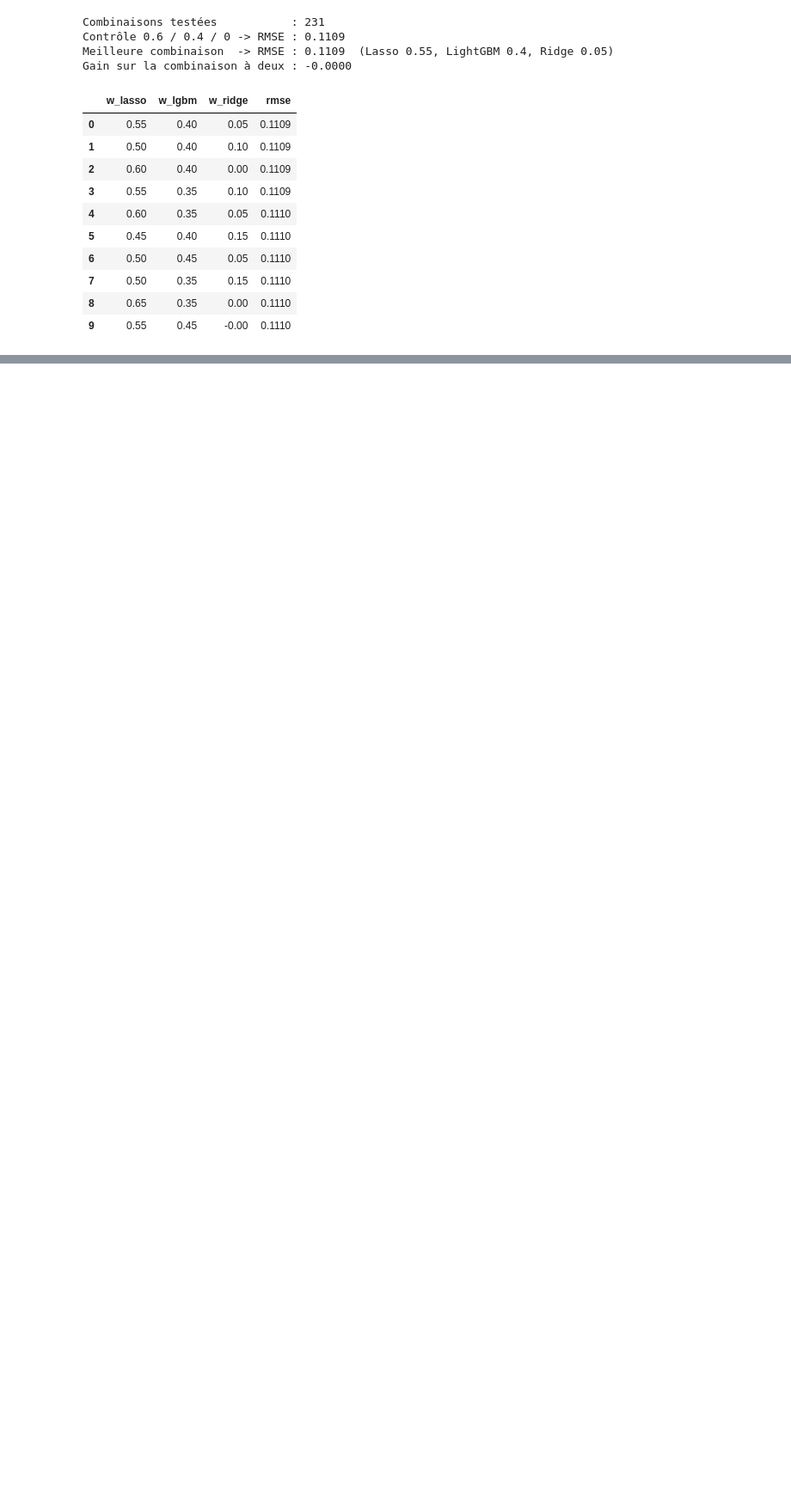
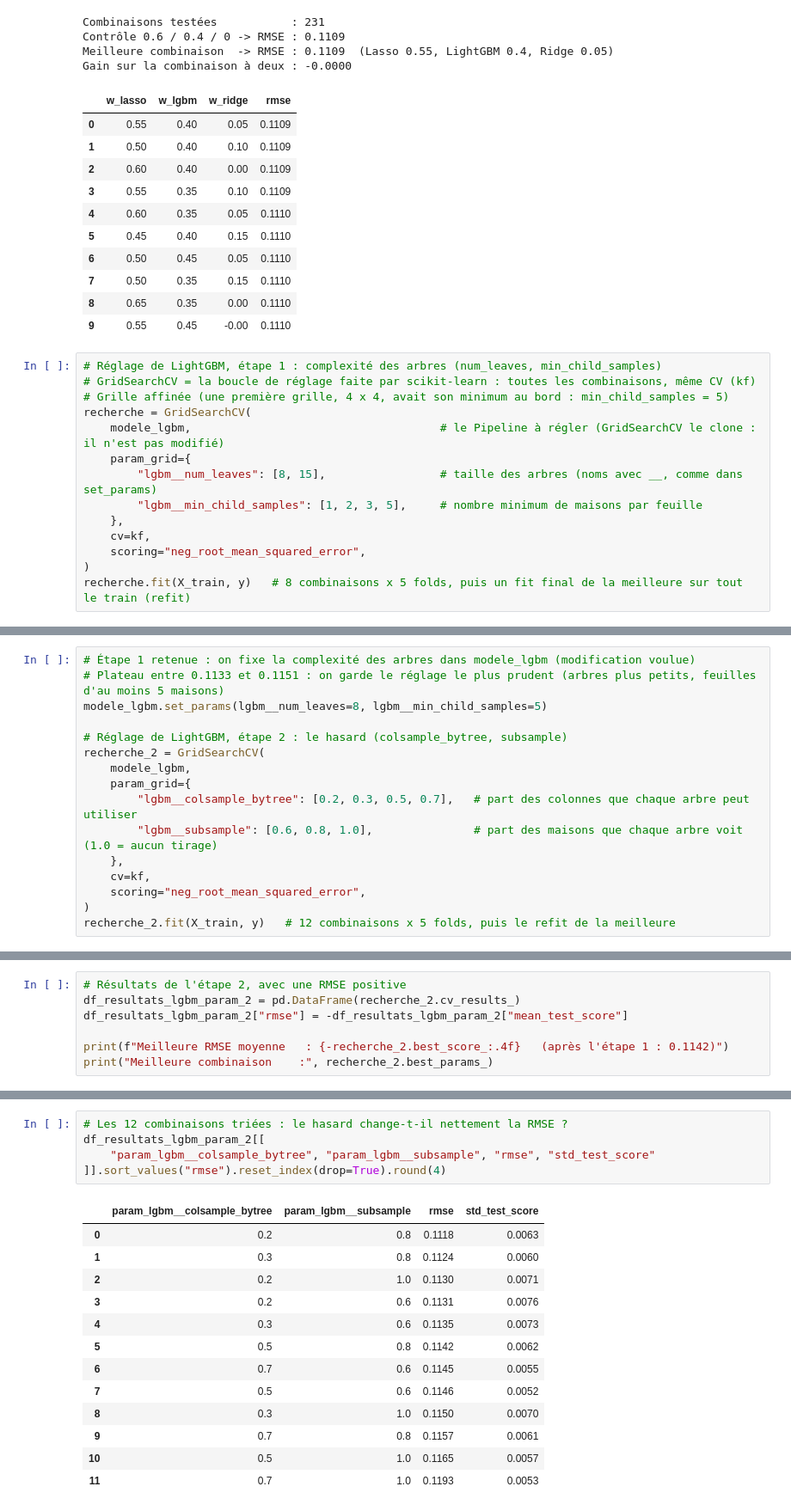
Before and after one commit to raybelpro77git/kaggle-house-prices, a Jupyter notebook: notebooks/02_modeling.ipynb, the cells around one changed output, grey strips where cells are left out. Shown at 86% size. Drawn from its saved outputs; the diff is of its cells as text; blank space fills up the shorter version.

Commit message:
Réglage LightGBM (RMSE CV 0.1118), combinaison 0.4 Lasso + 0.6 LightGBM (OOF 0.1090), soumission 3

```diff
--- a/notebooks/02_modeling.ipynb
+++ b/notebooks/02_modeling.ipynb
@@ -676,3 +673,17 @@ Gain sur la combinaison à deux : -0.0000
 | 7 | 0.50 | 0.35 | 0.15 | 0.1110 |
 | 8 | 0.65 | 0.35 | 0.00 | 0.1110 |
 | 9 | 0.55 | 0.45 | -0.00 | 0.1110 |
+# %%
+# Réglage de LightGBM, étape 1 : complexité des arbres (num_leaves, min_child_samples)
+# GridSearchCV = la boucle de réglage faite par scikit-learn : toutes les combinaisons, même CV (kf)
+# Grille affinée (une première grille, 4 x 4, avait son minimum au bord : min_child_samples = 5)
+recherche = GridSearchCV(
+    modele_lgbm,                                     # le Pipeline à régler (GridSearchCV le clone : il n'est pas modifié)
+    param_grid={
+        "lgbm__num_leaves": [8, 15],                 # taille des arbres (noms avec __, comme dans set_params)
+        "lgbm__min_child_samples": [1, 2, 3, 5],     # nombre minimum de maisons par feuille
+    },
+    cv=kf,
+    scoring="neg_root_mean_squared_error",
+)
+recherche.fit(X_train, y)   # 8 combinaisons x 5 folds, puis un fit final de la meilleure sur tout le train (refit)
@@ -678,0 +733,16 @@ Gain sur la combinaison à deux : -0.0000
+# %%
+# Étape 1 retenue : on fixe la complexité des arbres dans modele_lgbm (modification voulue)
+# Plateau entre 0.1133 et 0.1151 : on garde le réglage le plus prudent (arbres plus petits, feuilles d'au moins 5 maisons)
+modele_lgbm.set_params(lgbm__num_leaves=8, lgbm__min_child_samples=5)
+
+# Réglage de LightGBM, étape 2 : le hasard (colsample_bytree, subsample)
+recherche_2 = GridSearchCV(
+    modele_lgbm,
+    param_grid={
+        "lgbm__colsample_bytree": [0.2, 0.3, 0.5, 0.7],   # part des colonnes que chaque arbre peut utiliser
+        "lgbm__subsample": [0.6, 0.8, 1.0],               # part des maisons que chaque arbre voit (1.0 = aucun tirage)
+    },
+    cv=kf,
+    scoring="neg_root_mean_squared_error",
+)
+recherche_2.fit(X_train, y)   # 12 combinaisons x 5 folds, puis le refit de la meilleure
@@ -678,0 +767,7 @@ Gain sur la combinaison à deux : -0.0000
+# %%
+# Résultats de l'étape 2, avec une RMSE positive
+df_resultats_lgbm_param_2 = pd.DataFrame(recherche_2.cv_results_)
+df_resultats_lgbm_param_2["rmse"] = -df_resultats_lgbm_param_2["mean_test_score"]
+
+print(f"Meilleure RMSE moyenne   : {-recherche_2.best_score_:.4f}   (après l'étape 1 : 0.1142)")
+print("Meilleure combinaison    :", recherche_2.best_params_)
@@ -678,0 +777,19 @@ Gain sur la combinaison à deux : -0.0000
+# %%
+# Les 12 combinaisons triées : le hasard change-t-il nettement la RMSE ?
+df_resultats_lgbm_param_2[[
+    "param_lgbm__colsample_bytree", "param_lgbm__subsample", "rmse", "std_test_score"
+]].sort_values("rmse").reset_index(drop=True).round(4)
+# %% [output]
+|  | param_lgbm__colsample_bytree | param_lgbm__subsample | rmse | std_test_score |
+| 0 | 0.2 | 0.8 | 0.1118 | 0.0063 |
+| 1 | 0.3 | 0.8 | 0.1124 | 0.0060 |
+| 2 | 0.2 | 1.0 | 0.1130 | 0.0071 |
+| 3 | 0.2 | 0.6 | 0.1131 | 0.0076 |
+| 4 | 0.3 | 0.6 | 0.1135 | 0.0073 |
+| 5 | 0.5 | 0.8 | 0.1142 | 0.0062 |
+| 6 | 0.7 | 0.6 | 0.1145 | 0.0055 |
+| 7 | 0.5 | 0.6 | 0.1146 | 0.0052 |
+| 8 | 0.3 | 1.0 | 0.1150 | 0.0070 |
+| 9 | 0.7 | 0.8 | 0.1157 | 0.0061 |
+| 10 | 0.5 | 1.0 | 0.1165 | 0.0057 |
+| 11 | 0.7 | 1.0 | 0.1193 | 0.0053 |
```
Also changed, not shown: parts of 14 cells of this notebook.
